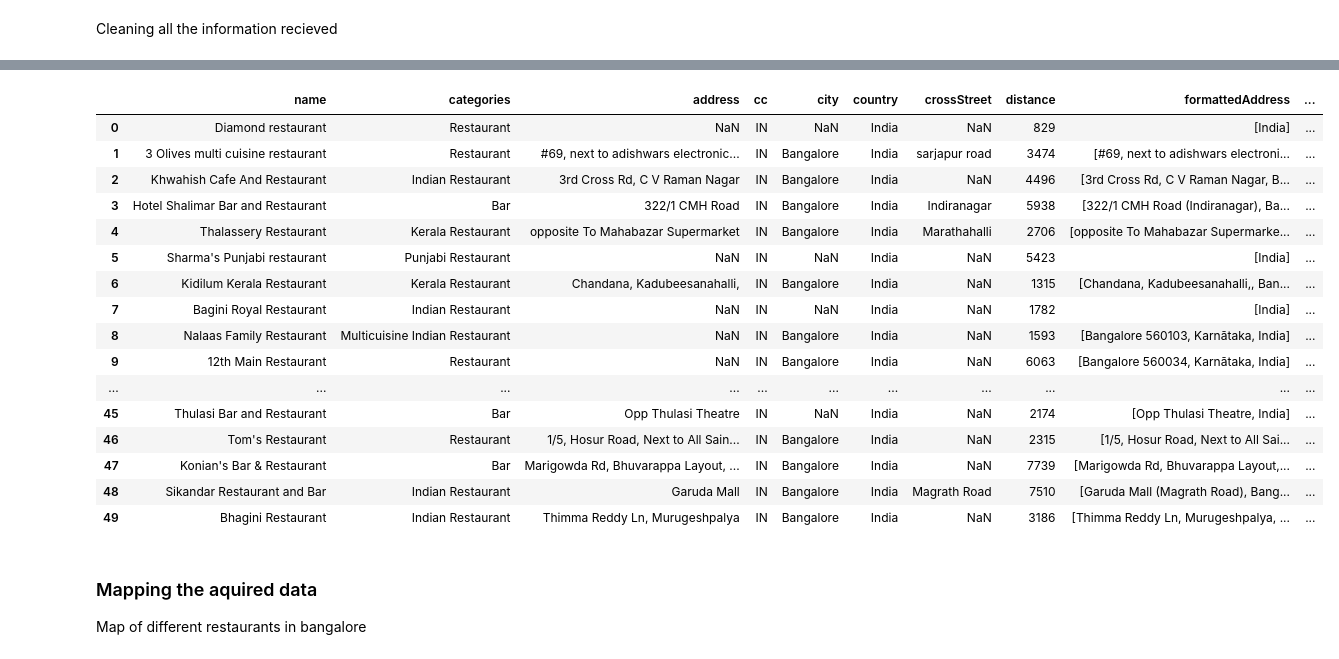
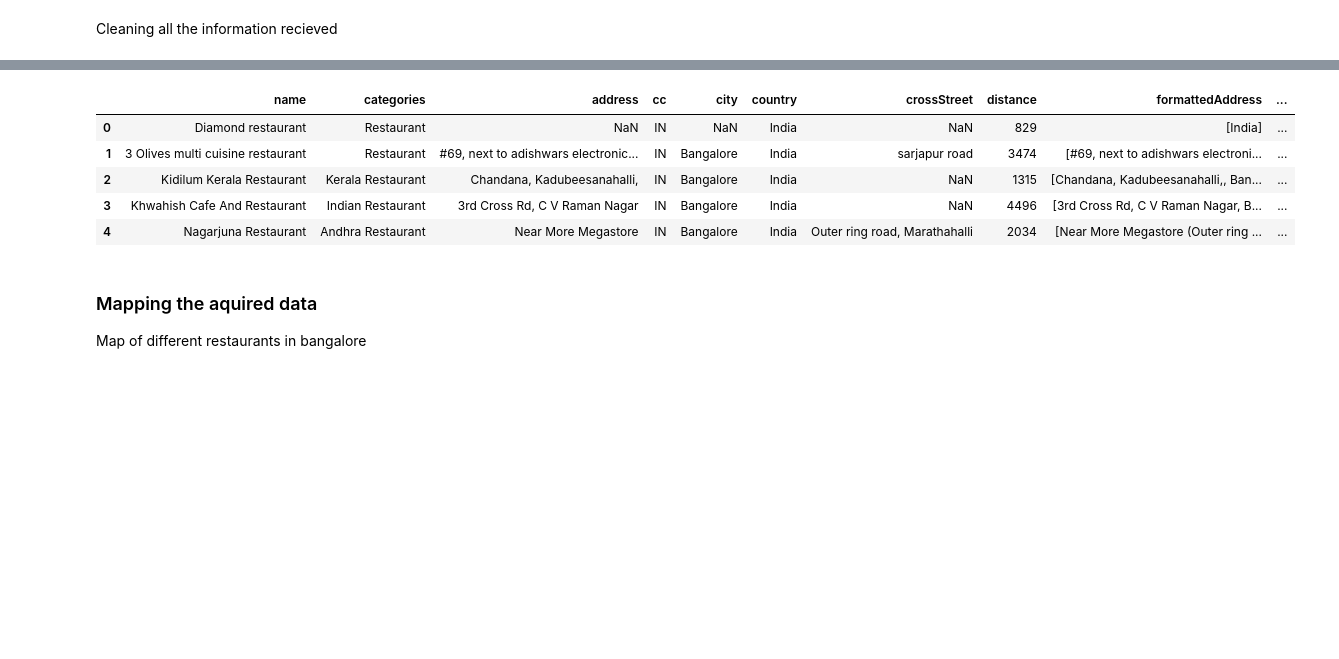
Before and after one commit to shahnaaz0479/Coursera_Capstone, a Jupyter notebook: week_5.ipynb, the cells around one changed output, grey strips where cells are left out. Cells and saved outputs as stored; diff of their text form; code cells hidden in the pictures; blank space fills up the shorter version.

```diff
--- a/week_5.ipynb
+++ b/week_5.ipynb
@@ -279,38 +223,27 @@ bdf.head()
 # %%
 c = ['name', 'categories'] + [col for col in bdf.columns if col.startswith('location.')] + ['id']
 fdf = bdf.loc[:, c]
 def get_category_type(row):
     try:
         categories_list = row['categories']
     except:
         categories_list = row['venue.categories']
 
     if len(categories_list) == 0:
         return None
     else:
         return categories_list[0]['name']
 fdf['categories'] = fdf.apply(get_category_type, axis=1)
 fdf.columns = [column.split('.')[-1] for column in fdf.columns]
 
-fdf
+fdf.head()
 # %% [output]
 |  | name | categories | address | cc | city | country | crossStreet | distance | formattedAddress | ... |
 | 0 | Diamond restaurant | Restaurant | NaN | IN | NaN | India | NaN | 829 | [India] | ... |
 | 1 | 3 Olives multi cuisine restaurant | Restaurant | #69, next to adishwars electronic... | IN | Bangalore | India | sarjapur road | 3474 | [#69, next to adishwars electroni... | ... |
-| 2 | Khwahish Cafe And Restaurant | Indian Restaurant | 3rd Cross Rd, C V Raman Nagar | IN | Bangalore | India | NaN | 4496 | [3rd Cross Rd, C V Raman Nagar, B... | ... |
-| 3 | Hotel Shalimar Bar and Restaurant | Bar | 322/1 CMH Road | IN | Bangalore | India | Indiranagar | 5938 | [322/1 CMH Road (Indiranagar), Ba... | ... |
-| 4 | Thalassery Restaurant | Kerala Restaurant | opposite To Mahabazar Supermarket | IN | Bangalore | India | Marathahalli | 2706 | [opposite To Mahabazar Supermarke... | ... |
-| 5 | Sharma's Punjabi restaurant | Punjabi Restaurant | NaN | IN | NaN | India | NaN | 5423 | [India] | ... |
-| 6 | Kidilum Kerala Restaurant | Kerala Restaurant | Chandana, Kadubeesanahalli, | IN | Bangalore | India | NaN | 1315 | [Chandana, Kadubeesanahalli,, Ban... | ... |
-| 7 | Bagini Royal Restaurant | Indian Restaurant | NaN | IN | NaN | India | NaN | 1782 | [India] | ... |
-| 8 | Nalaas Family Restaurant | Multicuisine Indian Restaurant | NaN | IN | Bangalore | India | NaN | 1593 | [Bangalore 560103, Karnātaka, India] | ... |
-| 9 | 12th Main Restaurant | Restaurant | NaN | IN | Bangalore | India | NaN | 6063 | [Bangalore 560034, Karnātaka, India] | ... |
-| ... | ... | ... | ... | ... | ... | ... | ... | ... | ... | ... |
-| 45 | Thulasi Bar and Restaurant | Bar | Opp Thulasi Theatre | IN | NaN | India | NaN | 2174 | [Opp Thulasi Theatre, India] | ... |
-| 46 | Tom's Restaurant | Restaurant | 1/5, Hosur Road, Next to All Sain... | IN | Bangalore | India | NaN | 2315 | [1/5, Hosur Road, Next to All Sai... | ... |
-| 47 | Konian's Bar & Restaurant | Bar | Marigowda Rd, Bhuvarappa Layout, ... | IN | Bangalore | India | NaN | 7739 | [Marigowda Rd, Bhuvarappa Layout,... | ... |
-| 48 | Sikandar Restaurant and Bar | Indian Restaurant | Garuda Mall | IN | Bangalore | India | Magrath Road | 7510 | [Garuda Mall (Magrath Road), Bang... | ... |
-| 49 | Bhagini Restaurant | Indian Restaurant | Thimma Reddy Ln, Murugeshpalya | IN | Bangalore | India | NaN | 3186 | [Thimma Reddy Ln, Murugeshpalya, ... | ... |
+| 2 | Kidilum Kerala Restaurant | Kerala Restaurant | Chandana, Kadubeesanahalli, | IN | Bangalore | India | NaN | 1315 | [Chandana, Kadubeesanahalli,, Ban... | ... |
+| 3 | Khwahish Cafe And Restaurant | Indian Restaurant | 3rd Cross Rd, C V Raman Nagar | IN | Bangalore | India | NaN | 4496 | [3rd Cross Rd, C V Raman Nagar, B... | ... |
+| 4 | Nagarjuna Restaurant | Andhra Restaurant | Near More Megastore | IN | Bangalore | India | Outer ring road, Marathahalli | 2034 | [Near More Megastore (Outer ring ... | ... |
 # %% [markdown]
 ### Mapping the aquired data
 
```
Also changed, not shown: parts of 7 cells of this notebook.
